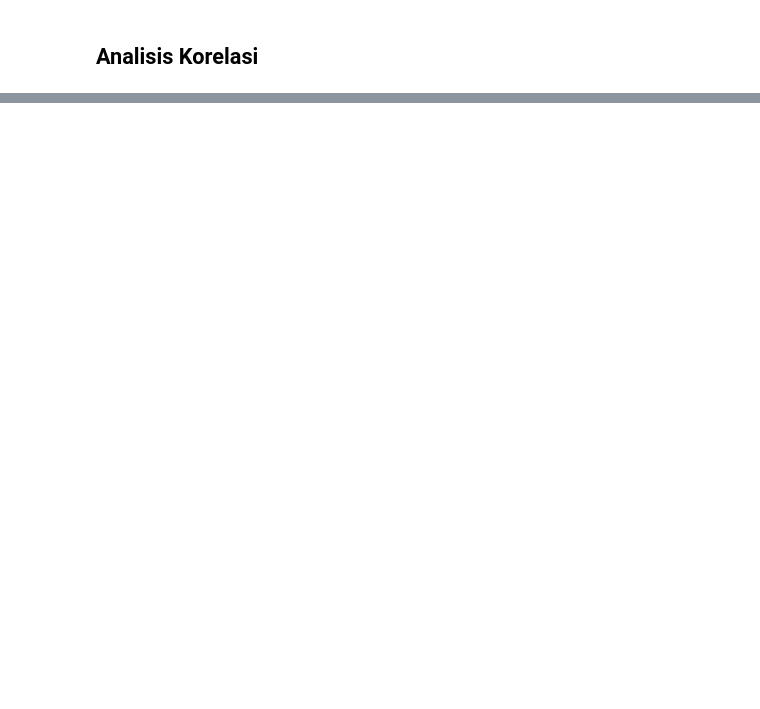
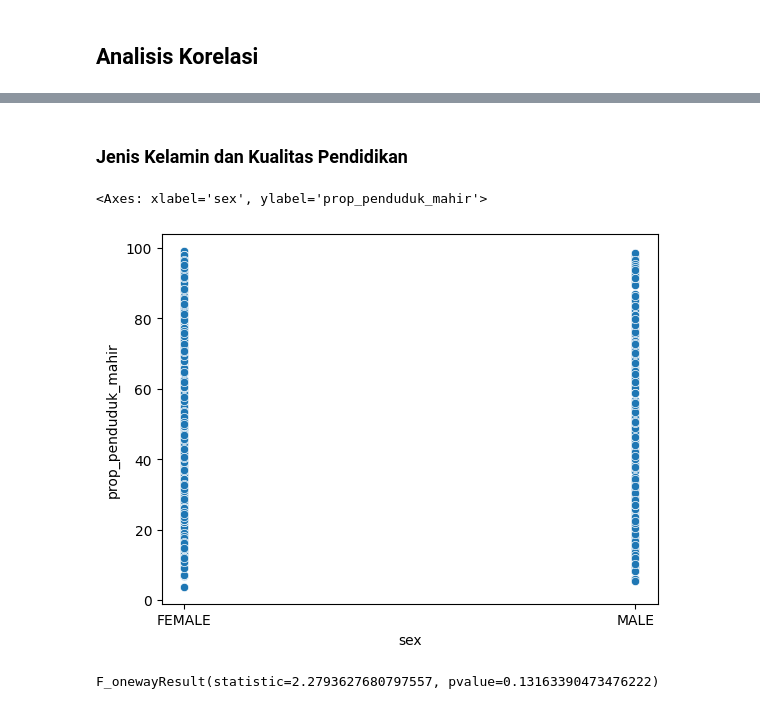
Before and after one commit to JayaWinata/DAC-IFest-2024-BukanWibu, a Jupyter notebook: SourceCode_DAC2024_BukanWibu.ipynb, the cells around one changed output, grey strips where cells are left out. Drawn from its saved outputs; the diff is of its cells as text; code cells hidden in the pictures; blank space fills up the shorter version.

```diff
--- a/SourceCode_DAC2024_BukanWibu.ipynb
+++ b/SourceCode_DAC2024_BukanWibu.ipynb
@@ -155,0 +234,13 @@ df
+# %% [markdown]
+### Jenis Kelamin dan Kualitas Pendidikan
+# %%
+sns.scatterplot(x='sex', y='prop_penduduk_mahir',
+                data=df[(df['sex'] == 'MALE') | (df['sex'] == 'FEMALE')])
+# %% [output]
+<Axes: xlabel='sex', ylabel='prop_penduduk_mahir'>
+[figure, added]
+# %%
+stats.f_oneway(df['prop_penduduk_mahir'][df['sex'] == 'MALE'],
+                df['prop_penduduk_mahir'][df['sex'] == 'FEMALE'])
+# %% [output]
+F_onewayResult(statistic=2.2793627680797557, pvalue=0.13163390473476222)
```
Also changed, not shown: parts of 27 cells of this notebook.
